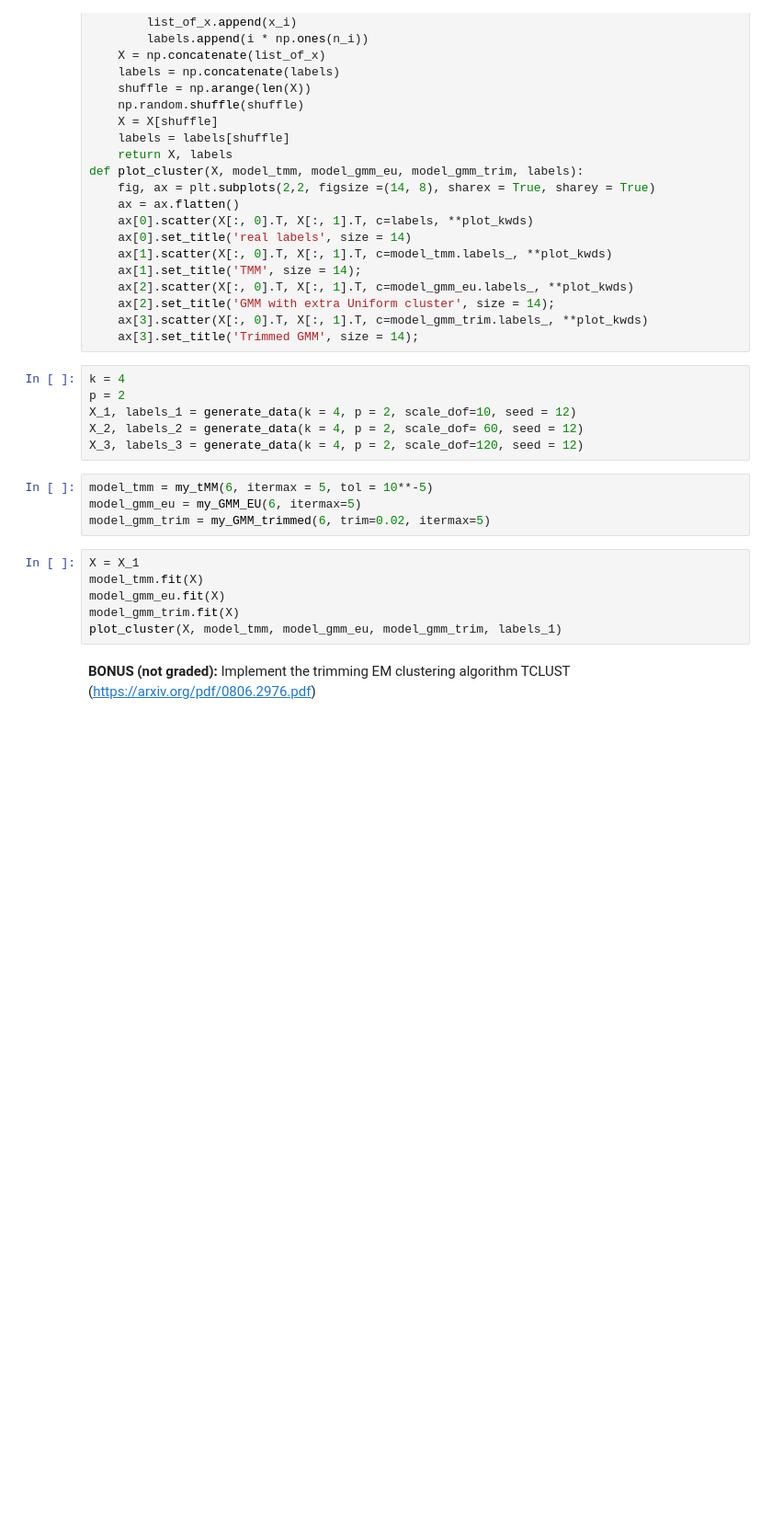
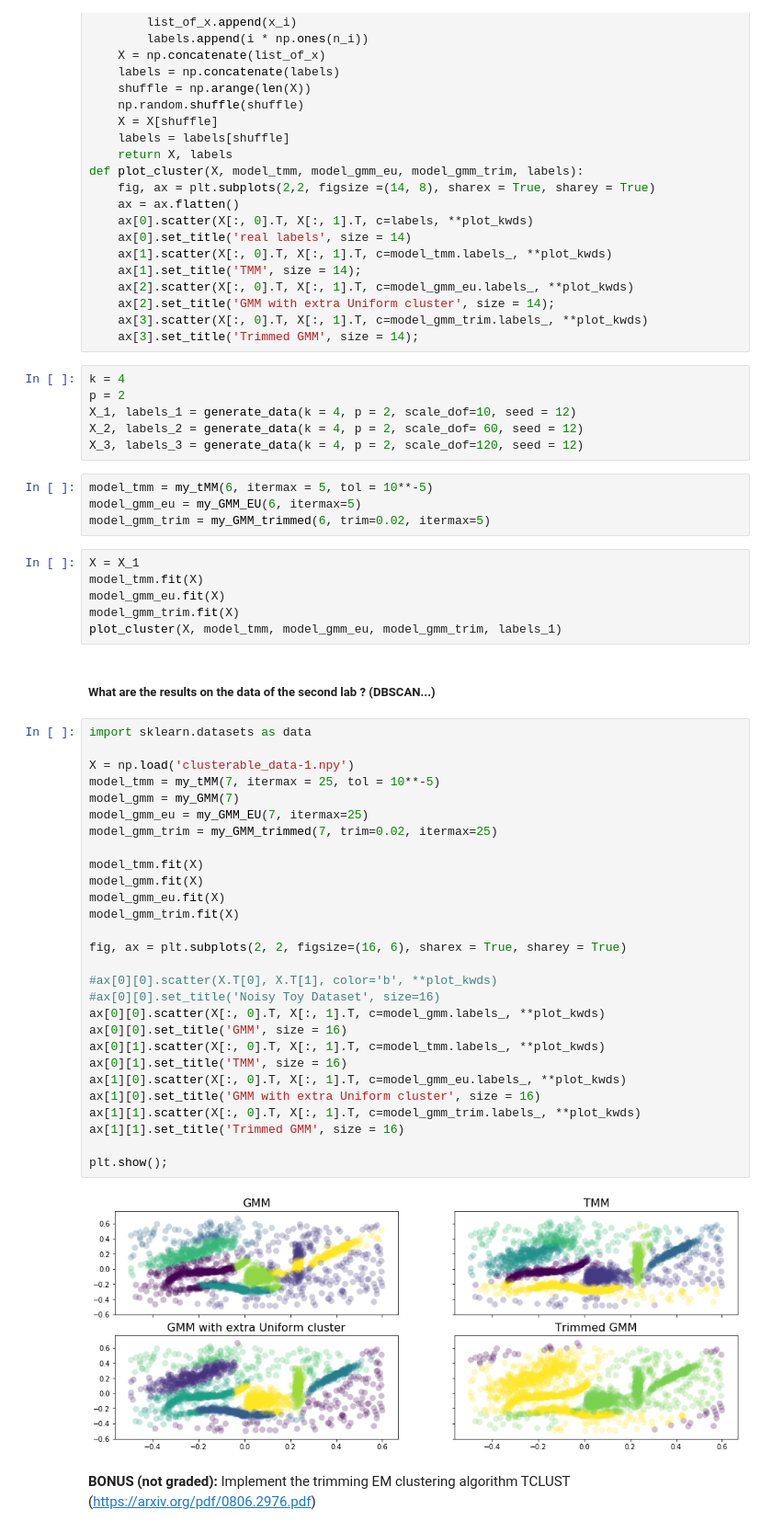
Before and after one commit to EmmanuelJhno/AML-labs, a Jupyter notebook: Cours 6 - TP/lab5-RMM.ipynb, the cells around one changed output. Shown at 92% size. Cells and saved outputs as stored; diff of their text form; blank space fills up the shorter version.

```diff
--- a/Cours 6 - TP/lab5-RMM.ipynb
+++ b/Cours 6 - TP/lab5-RMM.ipynb
@@ -1368,5 +1389,37 @@ model_tmm.fit(X)
 model_gmm_eu.fit(X)
 model_gmm_trim.fit(X)
 plot_cluster(X, model_tmm, model_gmm_eu, model_gmm_trim, labels_1)
+# %% [markdown]
+##### What are the results on the data of the second lab ? (DBSCAN...)
+# %%
+import sklearn.datasets as data
+
+X = np.load('clusterable_data-1.npy')
+model_tmm = my_tMM(7, itermax = 25, tol = 10**-5)
+model_gmm = my_GMM(7)
+model_gmm_eu = my_GMM_EU(7, itermax=25)
+model_gmm_trim = my_GMM_trimmed(7, trim=0.02, itermax=25)
+
+model_tmm.fit(X)
+model_gmm.fit(X)
+model_gmm_eu.fit(X)
+model_gmm_trim.fit(X)
+
+fig, ax = plt.subplots(2, 2, figsize=(16, 6), sharex = True, sharey = True)
+
+#ax[0][0].scatter(X.T[0], X.T[1], color='b', **plot_kwds)
+#ax[0][0].set_title('Noisy Toy Dataset', size=16)
+ax[0][0].scatter(X[:, 0].T, X[:, 1].T, c=model_gmm.labels_, **plot_kwds)
+ax[0][0].set_title('GMM', size = 16)
+ax[0][1].scatter(X[:, 0].T, X[:, 1].T, c=model_tmm.labels_, **plot_kwds)
+ax[0][1].set_title('TMM', size = 16)
+ax[1][0].scatter(X[:, 0].T, X[:, 1].T, c=model_gmm_eu.labels_, **plot_kwds)
+ax[1][0].set_title('GMM with extra Uniform cluster', size = 16)
+ax[1][1].scatter(X[:, 0].T, X[:, 1].T, c=model_gmm_trim.labels_, **plot_kwds)
+ax[1][1].set_title('Trimmed GMM', size = 16)
+
+plt.show();
+# %% [output]
+[figure, added]
 # %% [markdown]
 **BONUS (not graded):** Implement the trimming EM clustering algorithm TCLUST (https://arxiv.org/pdf/0806.2976.pdf)
```
Also changed, not shown: parts of 4 cells of this notebook, 1 other file.
